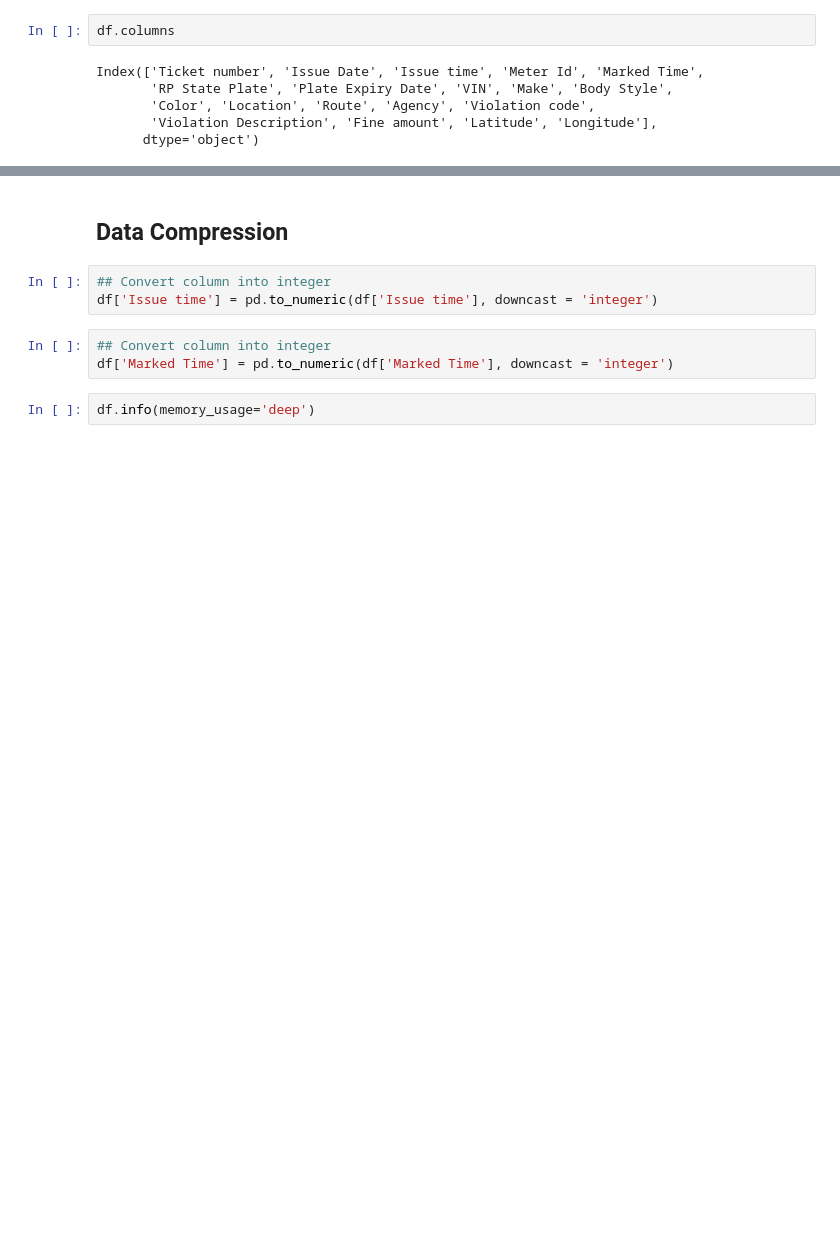
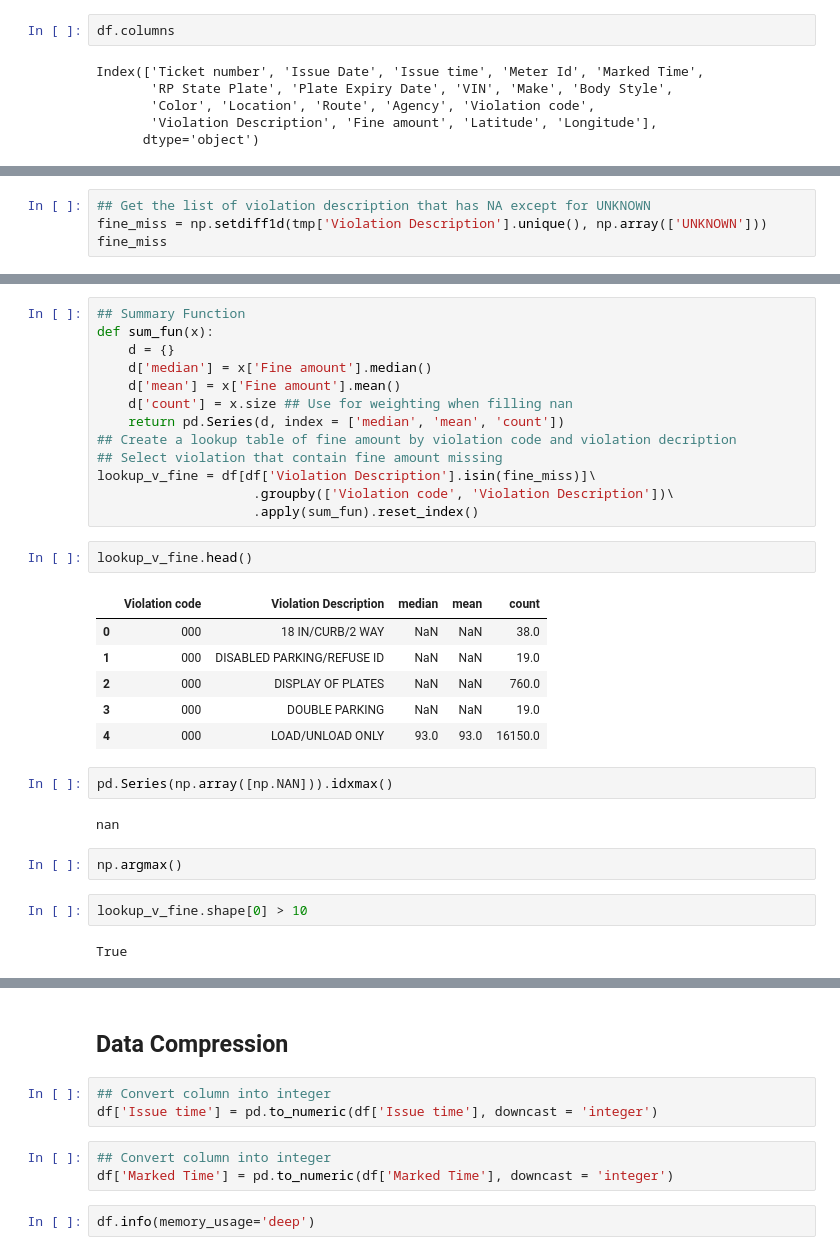
Before and after one commit to jachen36/2018_la_parking_citation, a Jupyter notebook: cleaning.ipynb, the cells around one changed output, grey strips where cells are left out. Saved outputs shown, nothing was run; the diff lists cells and outputs as text; blank space fills up the shorter version.

```diff
--- a/cleaning.ipynb
+++ b/cleaning.ipynb
@@ -945,0 +1096,4 @@ Index(['Ticket number', 'Issue Date', 'Issue time', 'Meter Id', 'Marked Time',
+# %%
+## Get the list of violation description that has NA except for UNKNOWN
+fine_miss = np.setdiff1d(tmp['Violation Description'].unique(), np.array(['UNKNOWN']))
+fine_miss
@@ -945,0 +1110,32 @@ Index(['Ticket number', 'Issue Date', 'Issue time', 'Meter Id', 'Marked Time',
+# %%
+## Summary Function
+def sum_fun(x):
+    d = {}
+    d['median'] = x['Fine amount'].median()
+    d['mean'] = x['Fine amount'].mean()
+    d['count'] = x.size ## Use for weighting when filling nan
+    return pd.Series(d, index = ['median', 'mean', 'count'])
+## Create a lookup table of fine amount by violation code and violation decription
+## Select violation that contain fine amount missing
+lookup_v_fine = df[df['Violation Description'].isin(fine_miss)]\
+                    .groupby(['Violation code', 'Violation Description'])\
+                    .apply(sum_fun).reset_index()
+# %%
+lookup_v_fine.head()
+# %% [output]
+|  | Violation code | Violation Description | median | mean | count |
+| 0 | 000 | 18 IN/CURB/2 WAY | NaN | NaN | 38.0 |
+| 1 | 000 | DISABLED PARKING/REFUSE ID | NaN | NaN | 19.0 |
+| 2 | 000 | DISPLAY OF PLATES | NaN | NaN | 760.0 |
+| 3 | 000 | DOUBLE PARKING | NaN | NaN | 19.0 |
+| 4 | 000 | LOAD/UNLOAD ONLY | 93.0 | 93.0 | 16150.0 |
+# %%
+pd.Series(np.array([np.NAN])).idxmax()
+# %% [output]
+nan
+# %%
+np.argmax()
+# %%
+lookup_v_fine.shape[0] > 10
+# %% [output]
+True
```
Also changed, not shown: parts of 25 cells of this notebook, 5 other files.
